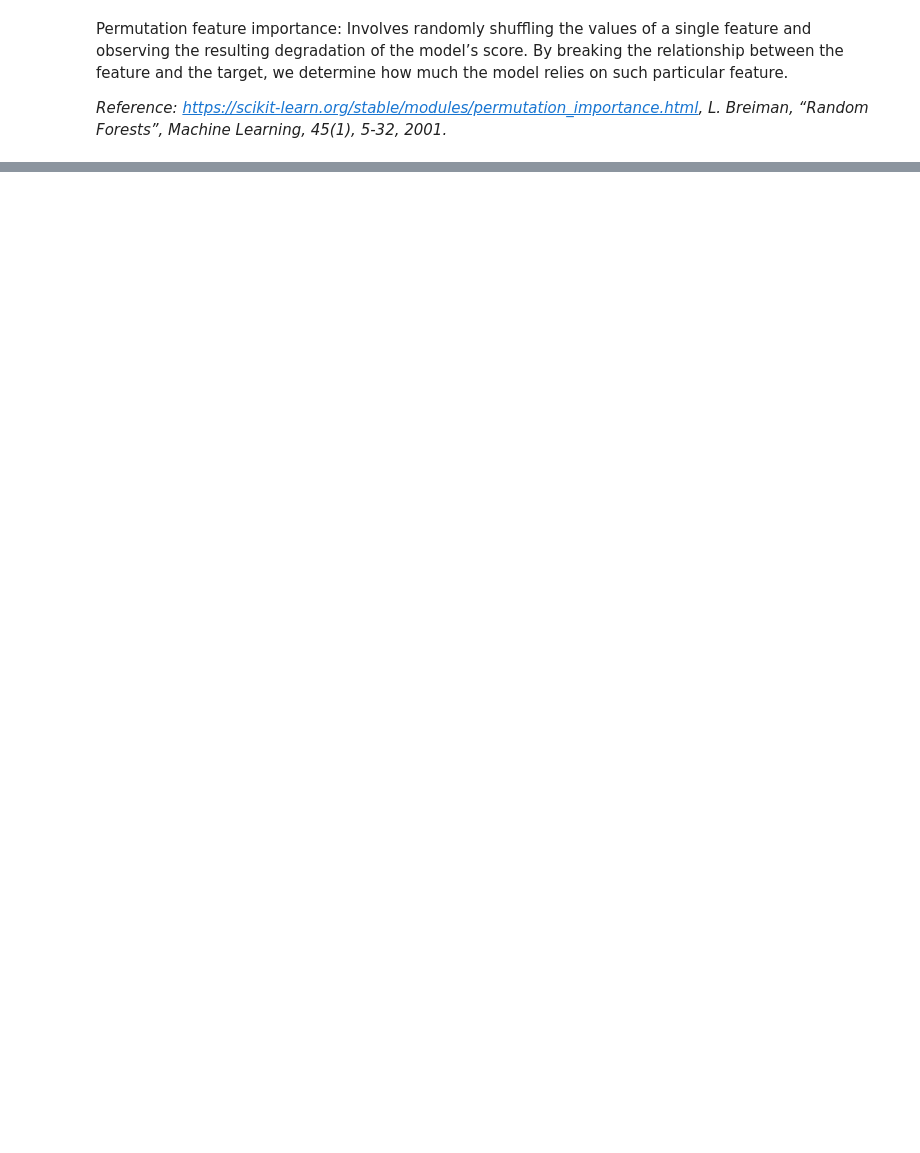
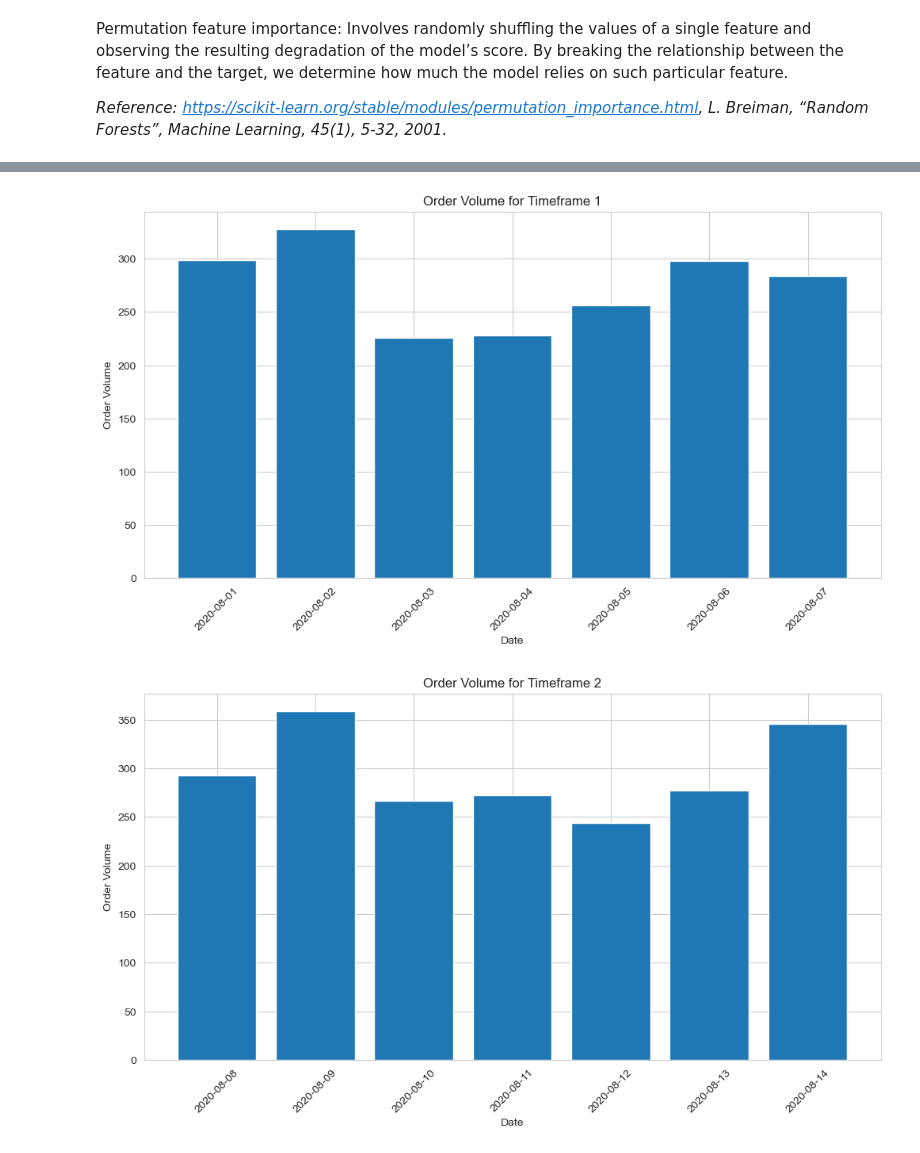
Before and after one commit to kyriakossk2000/order_analysis, a Jupyter notebook: Data/data_analysis.ipynb, the cells around one changed output, grey strips where cells are left out. Drawn from its saved outputs; the diff is of its cells as text; code cells hidden in the pictures; blank space fills up the shorter version.

```diff
--- a/Data/data_analysis.ipynb
+++ b/Data/data_analysis.ipynb
@@ -287,0 +306,22 @@ Mean squared error: 0.4665690484675695
+# %%
+# group inf by date and counting the number of orders
+order_volume_daily = daily_data['Order_Volume']
+
+# plotting timeframe
+def plot_timeframe(start_index, end_index, timeframe_number):
+    plt.figure(figsize=(12, 6))
+    plt.bar(order_volume_daily.index[start_index:end_index], order_volume_daily.values[start_index:end_index])
+    plt.xlabel('Date')
+    plt.ylabel('Order Volume')
+    plt.title(f'Order Volume for Timeframe {timeframe_number}')
+    plt.xticks(rotation=45)
+    plt.show()
+
+# four different timeframes
+plot_timeframe(0, 7, 1)   # first 7 days
+plot_timeframe(7, 14, 2)  # next 7 days
+plot_timeframe(14, 21, 3) # next 7 days
+plot_timeframe(21, 28, 4) # next 7 days
+# %% [output]
+[figure, added]
+[figure, added]
```
Also changed, not shown: parts of 4 cells of this notebook, 1 other file.
